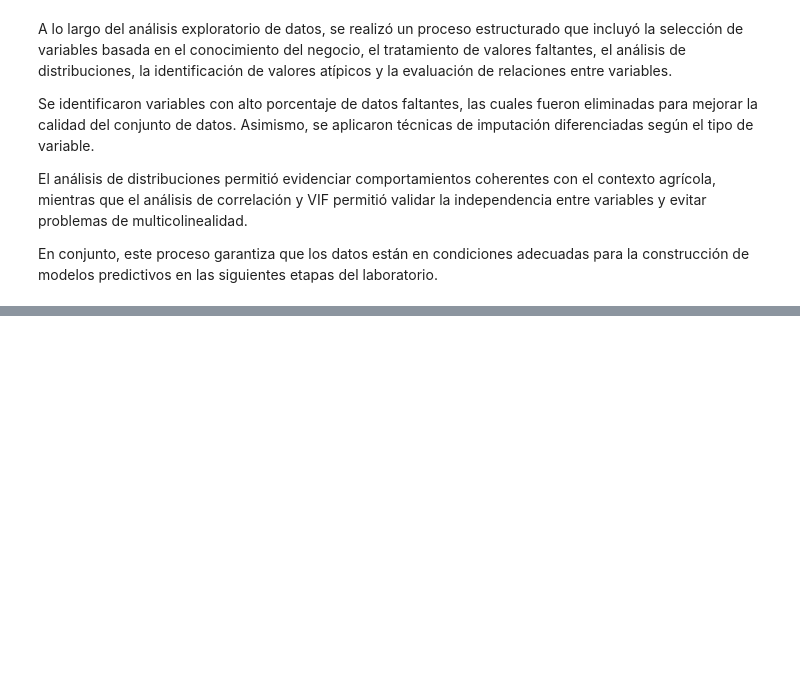
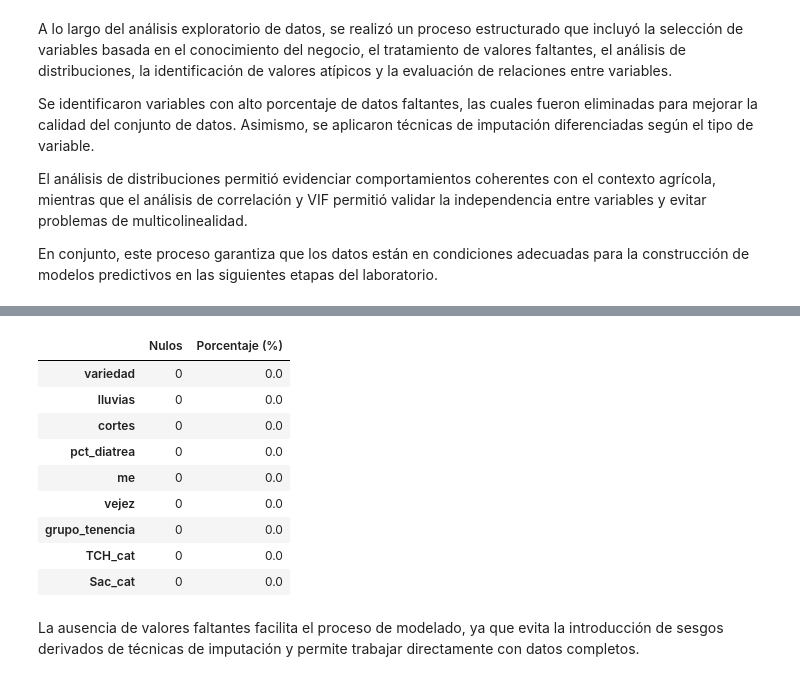
Before and after one commit to esuetorres/Lab-Industria-azucarera-APOIII, a Jupyter notebook: laboratorio_azucar/notebooks/02_eda_preprocesamiento.ipynb, the cells around one changed output, grey strips where cells are left out. Saved outputs shown, nothing was run; the diff lists cells and outputs as text; code cells hidden in the pictures; blank space fills up the shorter version.

```diff
--- a/laboratorio_azucar/notebooks/02_eda_preprocesamiento.ipynb
+++ b/laboratorio_azucar/notebooks/02_eda_preprocesamiento.ipynb
@@ -326,0 +414,20 @@ En conjunto, este proceso garantiza que los datos están en condiciones adecuada
+# %%
+tabla_nulos_clas = pd.DataFrame({
+    "Nulos": df_clas.isnull().sum(),
+    "Porcentaje (%)": df_clas.isnull().mean() * 100
+}).sort_values(by="Porcentaje (%)", ascending=False)
+
+tabla_nulos_clas
+# %% [output]
+|  | Nulos | Porcentaje (%) |
+| variedad | 0 | 0.0 |
+| lluvias | 0 | 0.0 |
+| cortes | 0 | 0.0 |
+| pct_diatrea | 0 | 0.0 |
+| me | 0 | 0.0 |
+| vejez | 0 | 0.0 |
+| grupo_tenencia | 0 | 0.0 |
+| TCH_cat | 0 | 0.0 |
+| Sac_cat | 0 | 0.0 |
+# %% [markdown]
+La ausencia de valores faltantes facilita el proceso de modelado, ya que evita la introducción de sesgos derivados de técnicas de imputación y permite trabajar directamente con datos completos.
```
Also changed, not shown: parts of 9 cells of this notebook.
